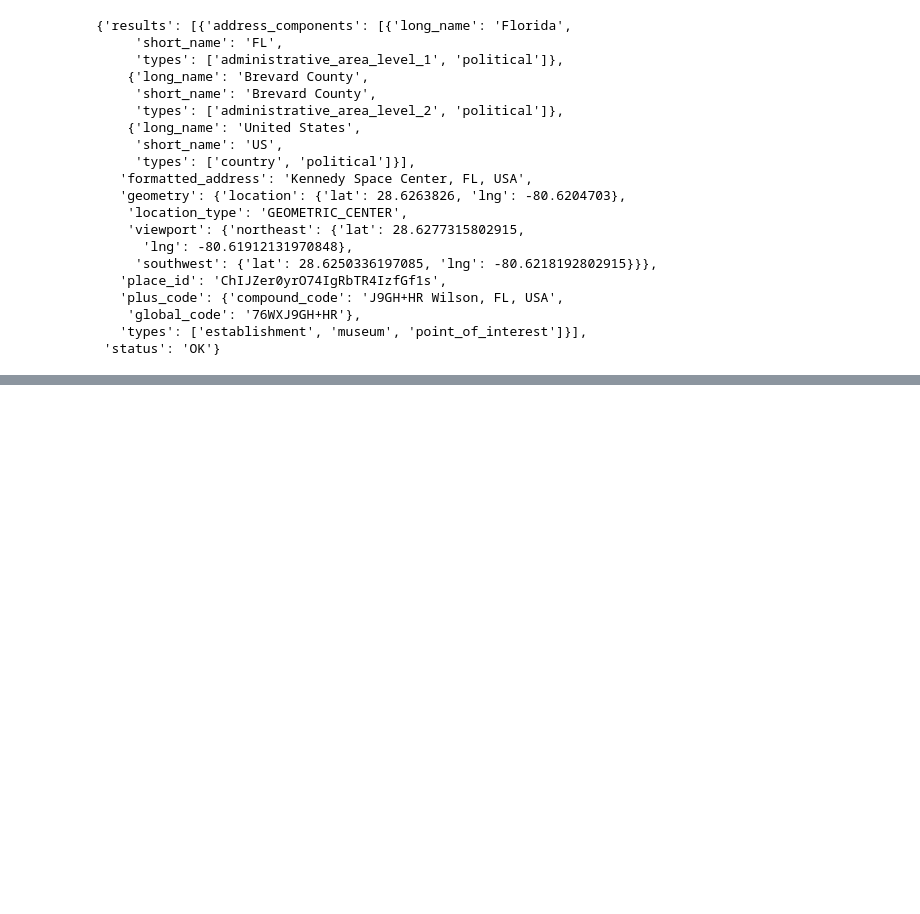
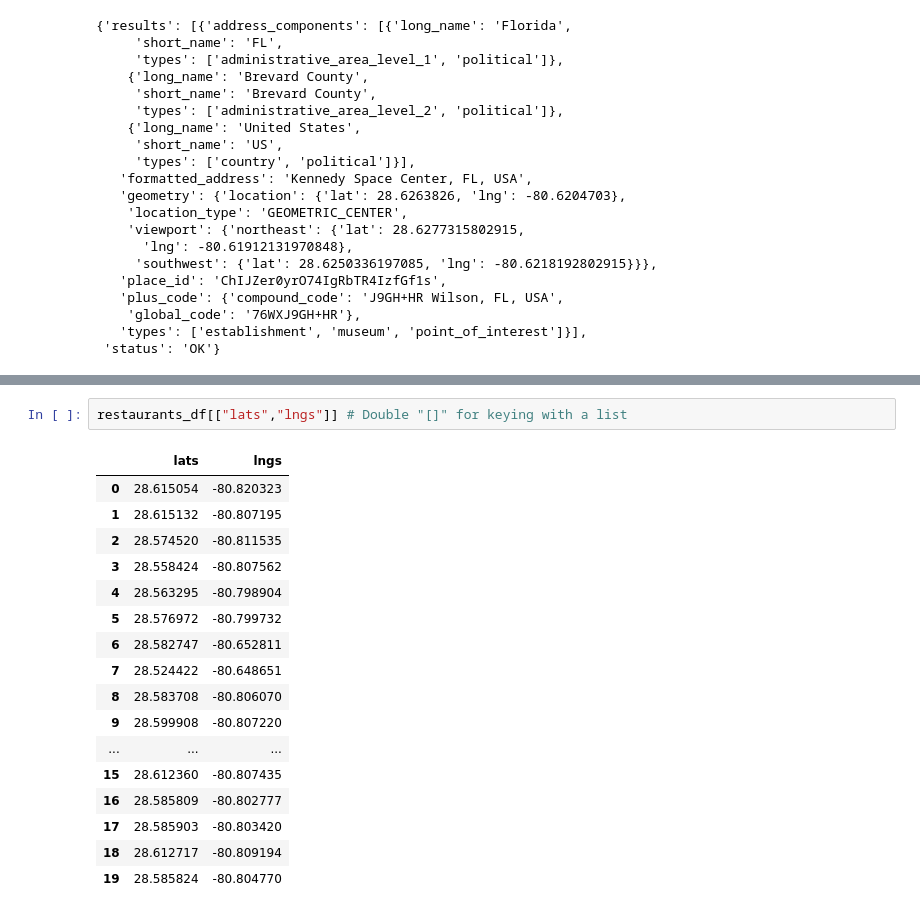
Before and after one commit to faradical/Data-Study-Hall, a Jupyter notebook: Python APIs/Space-Lunch/Space-Lunch.ipynb, the cells around one changed output, grey strips where cells are left out. Drawn from its saved outputs; the diff is of its cells as text; blank space fills up the shorter version.

```diff
--- a/Python APIs/Space-Lunch/Space-Lunch.ipynb
+++ b/Python APIs/Space-Lunch/Space-Lunch.ipynb
@@ -204,0 +314,20 @@ https://www.google.com/maps/@28.6263826,-80.6204703,4000m/data=!3m1!1e3
+# %%
+restaurants_df[["lats","lngs"]] # Double "[]" for keying with a list
+# %% [output]
+|  | lats | lngs |
+| 0 | 28.615054 | -80.820323 |
+| 1 | 28.615132 | -80.807195 |
+| 2 | 28.574520 | -80.811535 |
+| 3 | 28.558424 | -80.807562 |
+| 4 | 28.563295 | -80.798904 |
+| 5 | 28.576972 | -80.799732 |
+| 6 | 28.582747 | -80.652811 |
+| 7 | 28.524422 | -80.648651 |
+| 8 | 28.583708 | -80.806070 |
+| 9 | 28.599908 | -80.807220 |
+| ... | ... | ... |
+| 15 | 28.612360 | -80.807435 |
+| 16 | 28.585809 | -80.802777 |
+| 17 | 28.585903 | -80.803420 |
+| 18 | 28.612717 | -80.809194 |
+| 19 | 28.585824 | -80.804770 |
```
Also changed, not shown: parts of 14 cells of this notebook.
